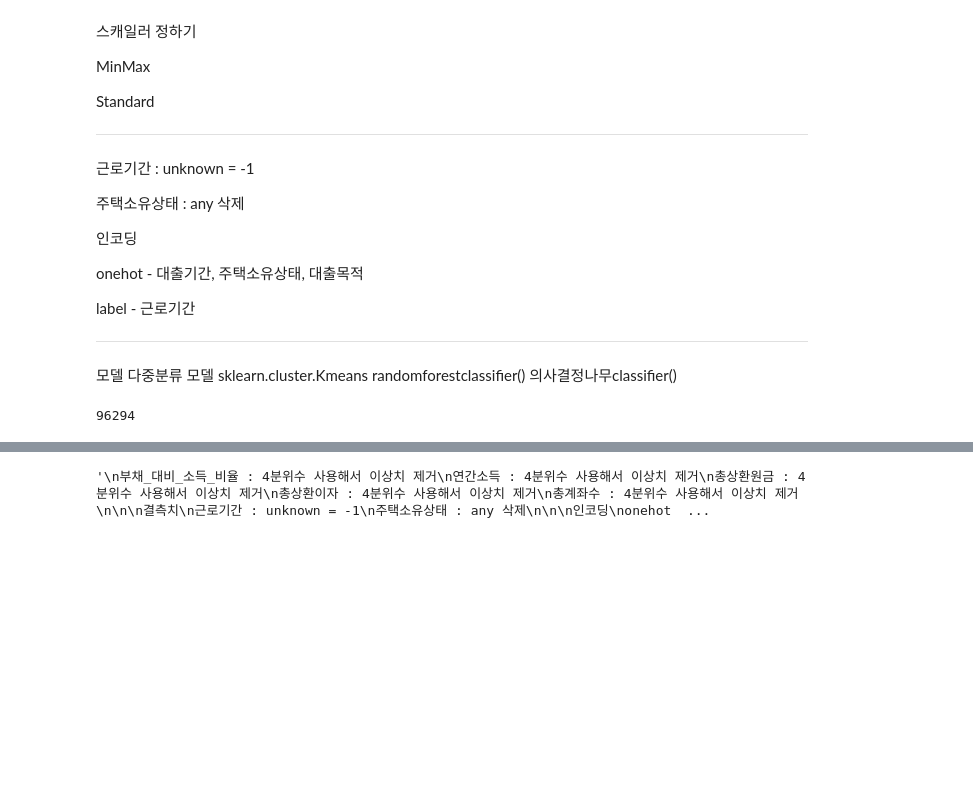
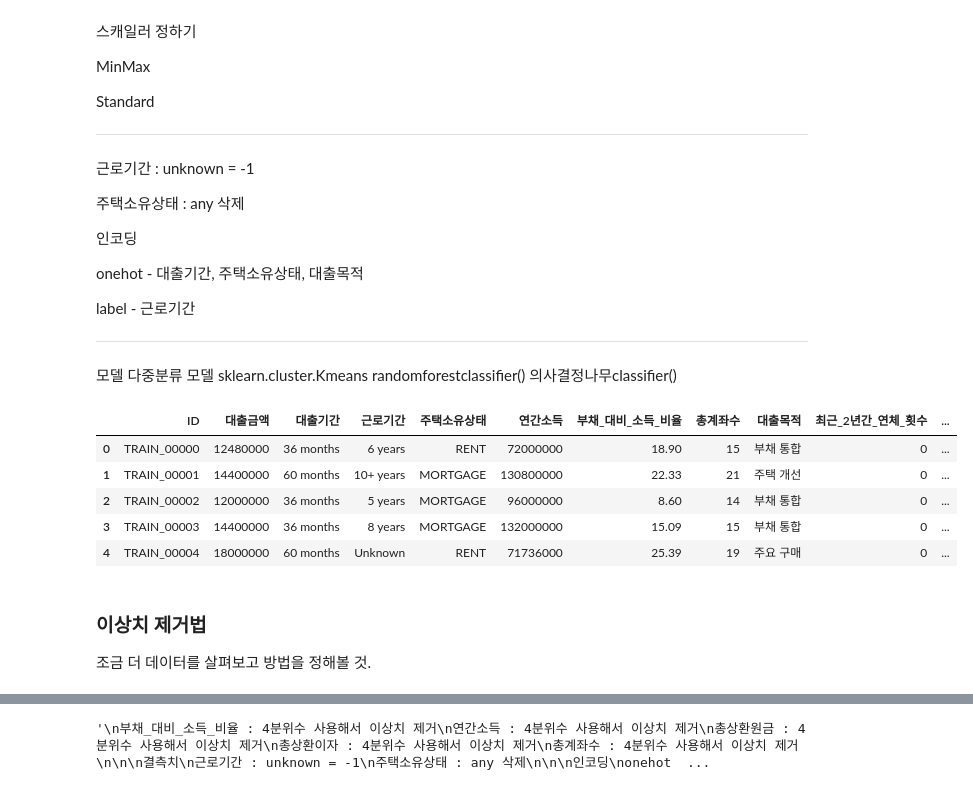
Before and after one commit to persuade39/project, a Jupyter notebook: EDA_preprocessing.ipynb, the cells around one changed output, grey strips where cells are left out. Saved outputs shown, nothing was run; the diff lists cells and outputs as text; code cells hidden in the pictures; blank space fills up the shorter version.

```diff
--- a/EDA_preprocessing.ipynb
+++ b/EDA_preprocessing.ipynb
@@ -68,7 +94,16 @@ warnings.filterwarnings(action='ignore')
 plt.rcParams['font.family'] = 'Malgun Gothic'
 plt.rcParams['axes.unicode_minus'] = False
 # %%
-df = pd.read_csv('open/train.csv')
-len(df)
+df = pd.read_csv('train.csv')
+df.head()
 # %% [output]
-96294
+|  | ID | 대출금액 | 대출기간 | 근로기간 | 주택소유상태 | 연간소득 | 부채_대비_소득_비율 | 총계좌수 | 대출목적 | 최근_2년간_연체_횟수 | ... |
+| 0 | TRAIN_00000 | 12480000 | 36 months | 6 years | RENT | 72000000 | 18.90 | 15 | 부채 통합 | 0 | ... |
+| 1 | TRAIN_00001 | 14400000 | 60 months | 10+ years | MORTGAGE | 130800000 | 22.33 | 21 | 주택 개선 | 0 | ... |
+| 2 | TRAIN_00002 | 12000000 | 36 months | 5 years | MORTGAGE | 96000000 | 8.60 | 14 | 부채 통합 | 0 | ... |
+| 3 | TRAIN_00003 | 14400000 | 36 months | 8 years | MORTGAGE | 132000000 | 15.09 | 15 | 부채 통합 | 0 | ... |
+| 4 | TRAIN_00004 | 18000000 | 60 months | Unknown | RENT | 71736000 | 25.39 | 19 | 주요 구매 | 0 | ... |
+# %% [markdown]
+### 이상치 제거법
+
+조금 더 데이터를 살펴보고 방법을 정해볼 것.
```
Also changed, not shown: parts of 5 cells of this notebook.
